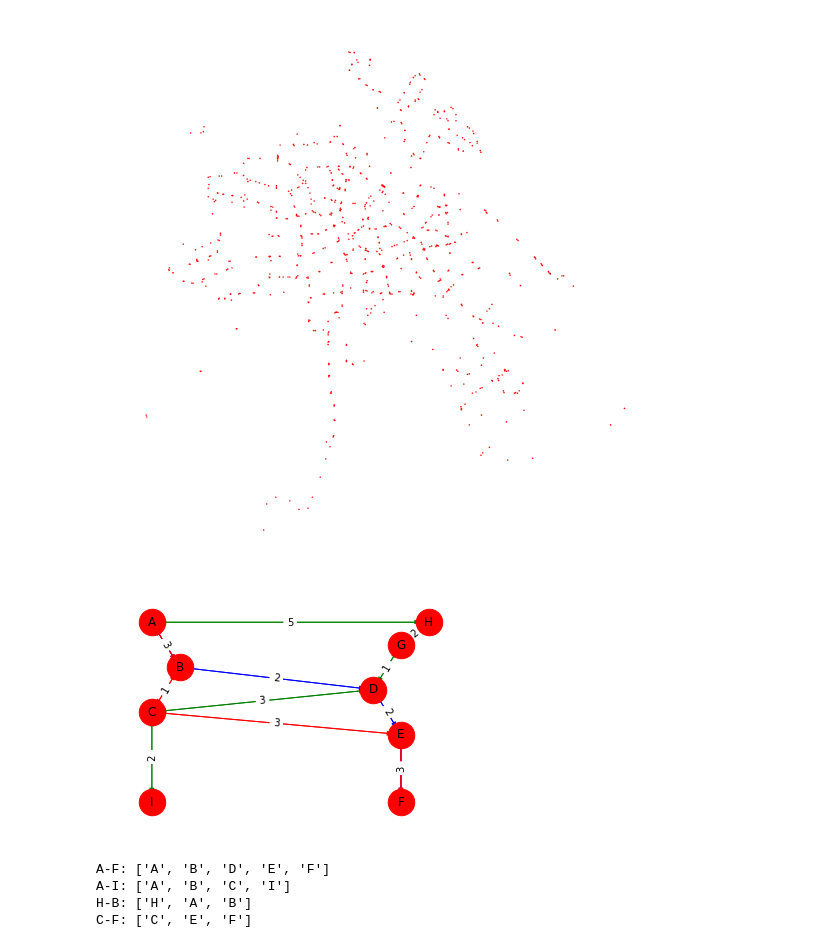
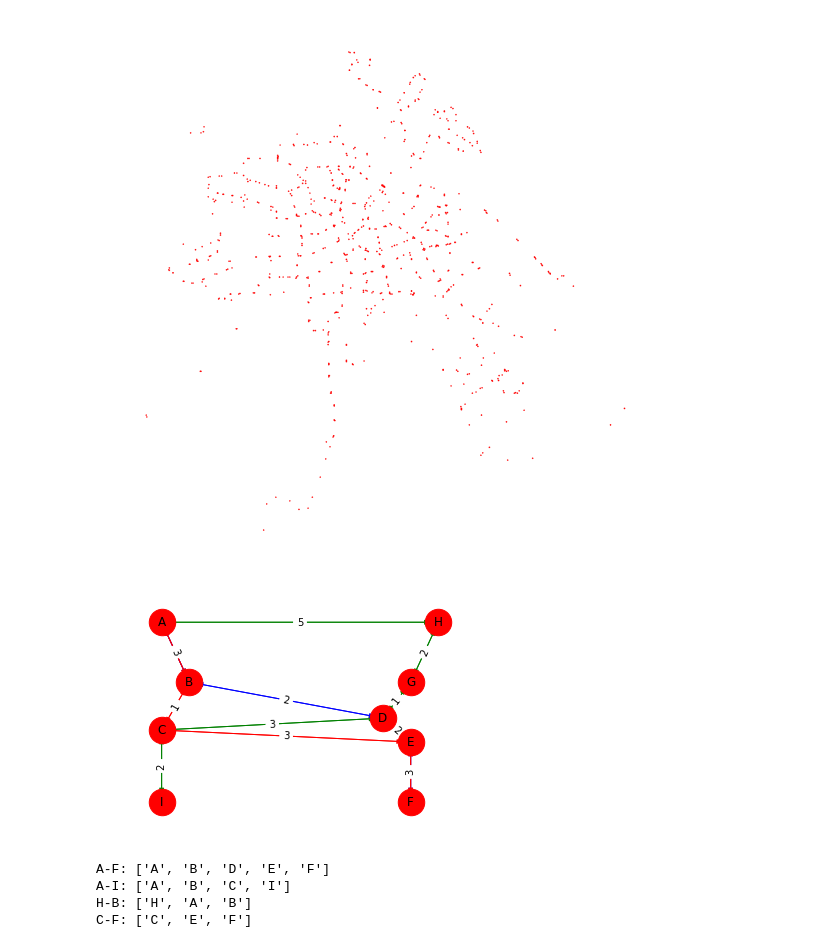
Before and after one commit to SophieEnsing/Thesis, a Jupyter notebook: Code/Network.ipynb, the cells around one changed output. Cells and saved outputs as stored; diff of their text form; code cells hidden in the pictures.

Commit message:
Improve graph

```diff
--- a/Code/Network.ipynb
+++ b/Code/Network.ipynb
@@ -95,36 +95,36 @@ G.add_edges_from([("A","H",{"length":5}), ("H","A",{"length":5}), ("H","G",{"len
 # Lijn Y
 G.add_edges_from([("A","B",{"length":2}), ("B","A",{"length":2}), ("D","E",{"length":2}), ("E","D",{"length":2}),
          ("E","F",{"length":2}), ("F","E",{"length":2}), ("B","D",{"length":2}), ("D","B",{"length":2})], line='Y')
 # Lijn Z
 G.add_edges_from([("A","B",{"length":3}), ("B","A",{"length":3}), ("E","F",{"length":3}), ("F","E",{"length":3}),
          ("B","C",{"length":1}), ("C","B",{"length":1}), ("C","E",{"length":3}), ("E","C",{"length":3})], line='Z')
 
 
 X = [(u, v) for (u, v, d) in G.edges(data=True) if d['line'] == 'X']
 Y = [(u, v) for (u, v, d) in G.edges(data=True) if d['line'] == 'Y']
 Z = [(u, v) for (u, v, d) in G.edges(data=True) if d['line'] == 'Z']
 
 # Nodes
-pos = {"A":(0, 10), "B":(1, 8), "C":(0, 6), "D":(8, 7), "E":(9, 5), "F":(9, 2),
-       "G":(9, 9), "H":(10, 10), "I":(0, 2)}
+pos = {"A":(0, 15), "B":(1, 10), "C":(0, 6), "D":(8, 7), "E":(9, 5), "F":(9, 0),
+       "G":(9, 10), "H":(10, 15), "I":(0, 0)}
 nx.draw_networkx_nodes(G, pos, node_size=700)
 
 # Edges
 nx.draw_networkx_edges(G, pos, edgelist=X, edge_color='green')
 nx.draw_networkx_edges(G, pos, edgelist=Y, edge_color='blue')
 nx.draw_networkx_edges(G, pos, edgelist=Z, edge_color='red')
 
 # Labels
 nx.draw_networkx_labels(G, pos, font_size=12, font_family='sans-serif')
 
 edge_labels = dict([((u, v), d['length']) for u, v, d in G.edges(data=True)])
 nx.draw_networkx_edge_labels(G, pos, edge_labels=edge_labels)
 
 # Display
 plt.axis('off')
 plt.show()
 # %% [output]
-[figure, old version]
+[figure, new version]
 # %%
 # Routes: A-F, A-I, H-B, C-F
 print("A-F:", nx.dijkstra_path(G,"A","F"))
```
